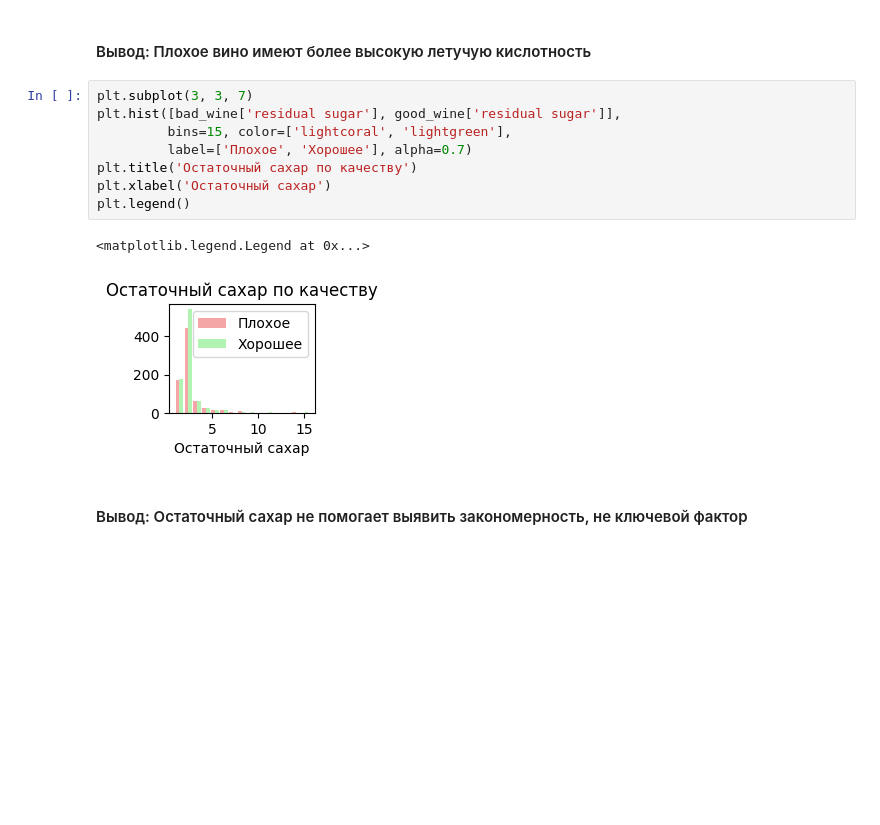
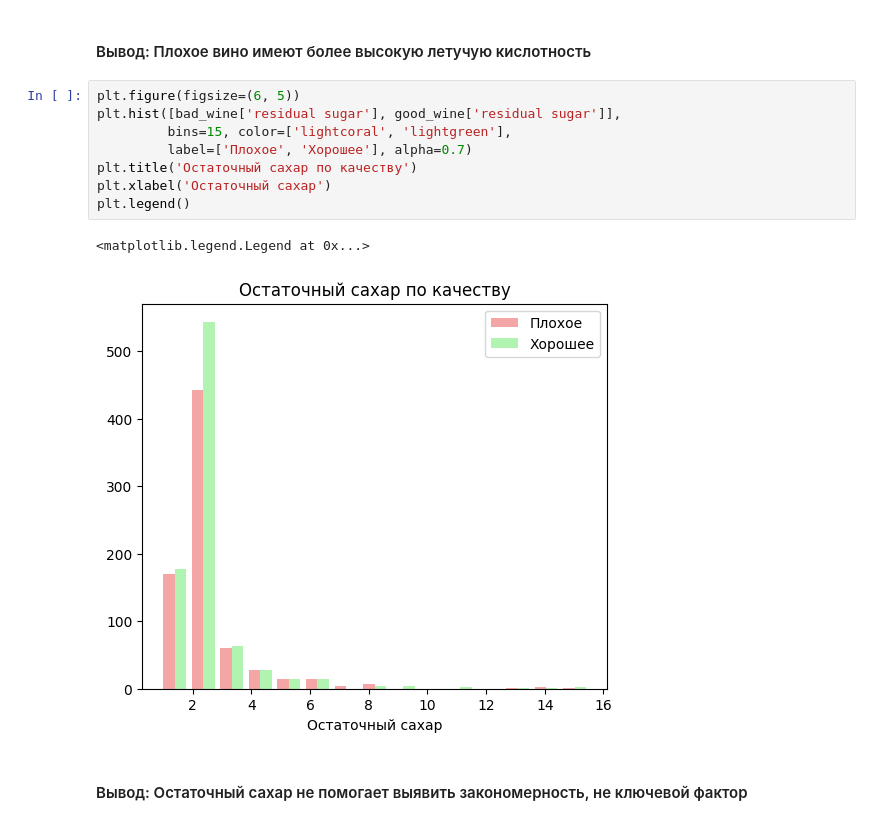
Before and after one commit to Danil-Stenyashin/spbu-python-course, a Jupyter notebook: project/task8/classification.ipynb, the cells around one changed output. Saved outputs shown, nothing was run; the diff lists cells and outputs as text; blank space fills up the shorter version.

```diff
--- a/project/task8/classification.ipynb
+++ b/project/task8/classification.ipynb
@@ -227,16 +236,16 @@ plt.legend()
 # %% [markdown]
 #### Вывод: Плохое вино имеют более высокую летучую кислотность
 # %%
-plt.subplot(3, 3, 7)
+plt.figure(figsize=(6, 5))
 plt.hist([bad_wine['residual sugar'], good_wine['residual sugar']],
          bins=15, color=['lightcoral', 'lightgreen'],
          label=['Плохое', 'Хорошее'], alpha=0.7)
 plt.title('Остаточный сахар по качеству')
 plt.xlabel('Остаточный сахар')
 plt.legend()
 # %% [output]
 <matplotlib.legend.Legend at 0x...>
-[figure, old version]
+[figure, new version]
 # %% [markdown]
 #### Вывод: Остаточный сахар не помогает выявить закономерность, не ключевой фактор
 # %%
```
Also changed, not shown: parts of 39 cells of this notebook.
